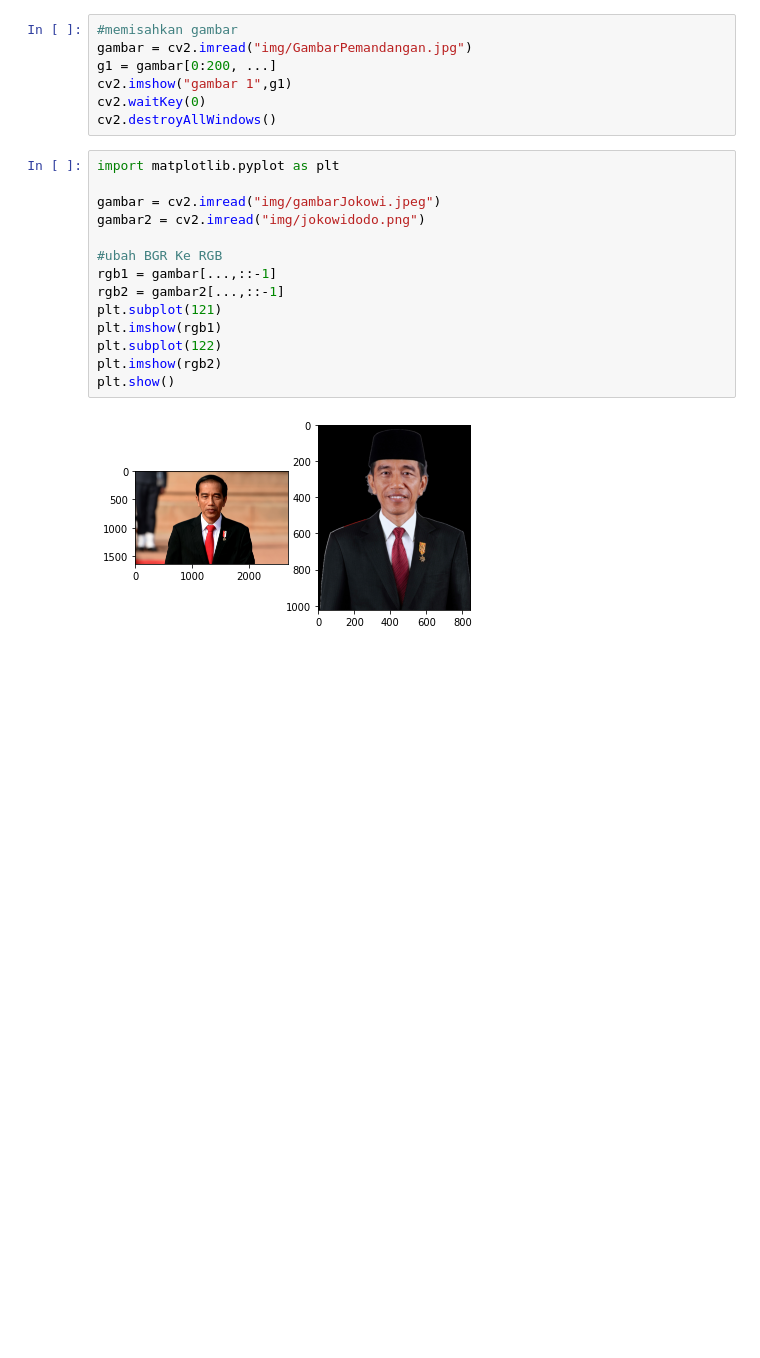
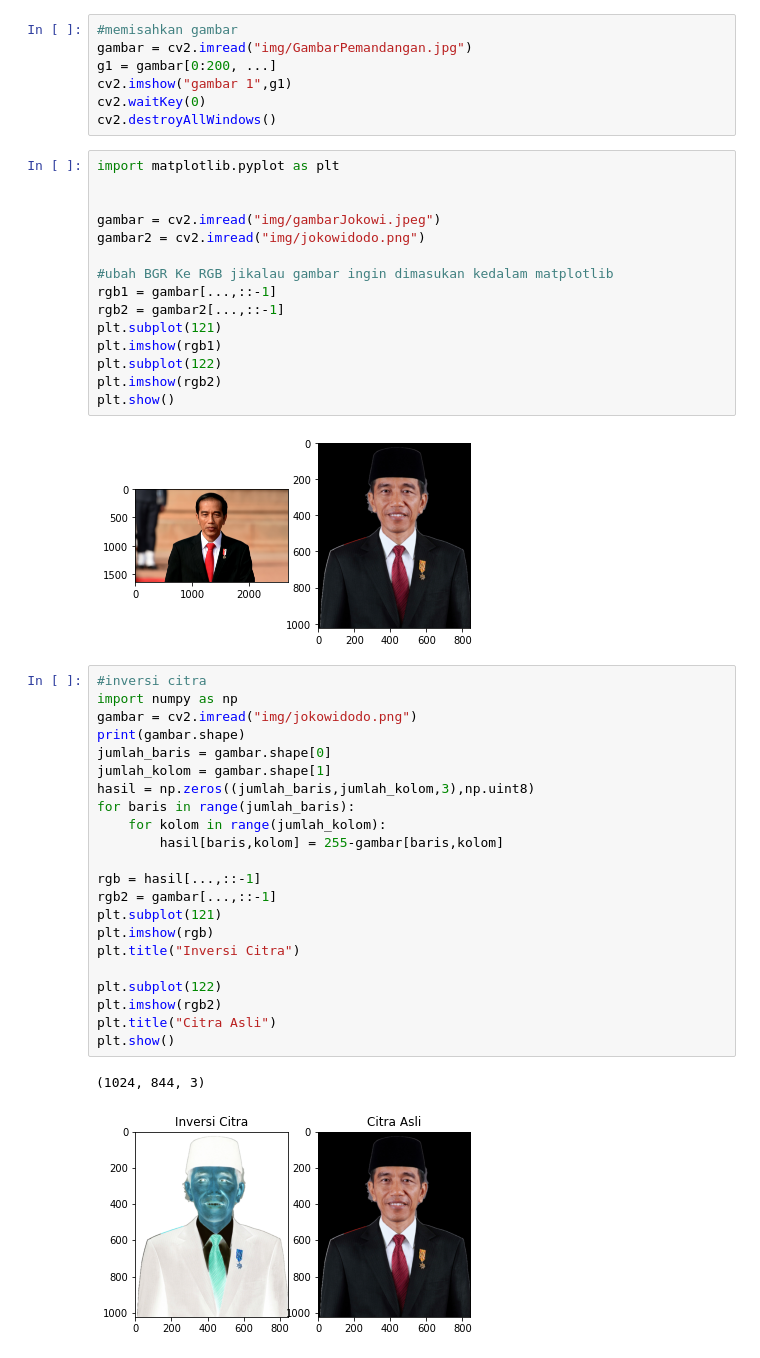
Before and after one commit to dzakyfaishalariq/DataSains, a Jupyter notebook: openCV/openCVdasar.ipynb, the cells around one changed output. Saved outputs shown, nothing was run; the diff lists cells and outputs as text; blank space fills up the shorter version.

```diff
--- a/openCV/openCVdasar.ipynb
+++ b/openCV/openCVdasar.ipynb
@@ -114,11 +114,12 @@ cv2.waitKey(0)
 cv2.destroyAllWindows()
 # %%
 import matplotlib.pyplot as plt
+
 
 gambar = cv2.imread("img/gambarJokowi.jpeg")
 gambar2 = cv2.imread("img/jokowidodo.png")
 
-#ubah BGR Ke RGB
+#ubah BGR Ke RGB jikalau gambar ingin dimasukan kedalam matplotlib
 rgb1 = gambar[...,::-1]
 rgb2 = gambar2[...,::-1]
 plt.subplot(121)
@@ -128,3 +129,28 @@ plt.imshow(rgb2)
 plt.show()
 # %% [output]
 [figure]
+# %%
+#inversi citra
+import numpy as np
+gambar = cv2.imread("img/jokowidodo.png")
+print(gambar.shape)
+jumlah_baris = gambar.shape[0]
+jumlah_kolom = gambar.shape[1]
+hasil = np.zeros((jumlah_baris,jumlah_kolom,3),np.uint8)
+for baris in range(jumlah_baris):
+    for kolom in range(jumlah_kolom):
+        hasil[baris,kolom] = 255-gambar[baris,kolom]
+
+rgb = hasil[...,::-1]
+rgb2 = gambar[...,::-1]
+plt.subplot(121)
+plt.imshow(rgb)
+plt.title("Inversi Citra")
+
+plt.subplot(122)
+plt.imshow(rgb2)
+plt.title("Citra Asli")
+plt.show()
+# %% [output]
+(1024, 844, 3)
+[figure, added]
```
Also changed, not shown: parts of 1 cell of this notebook.
